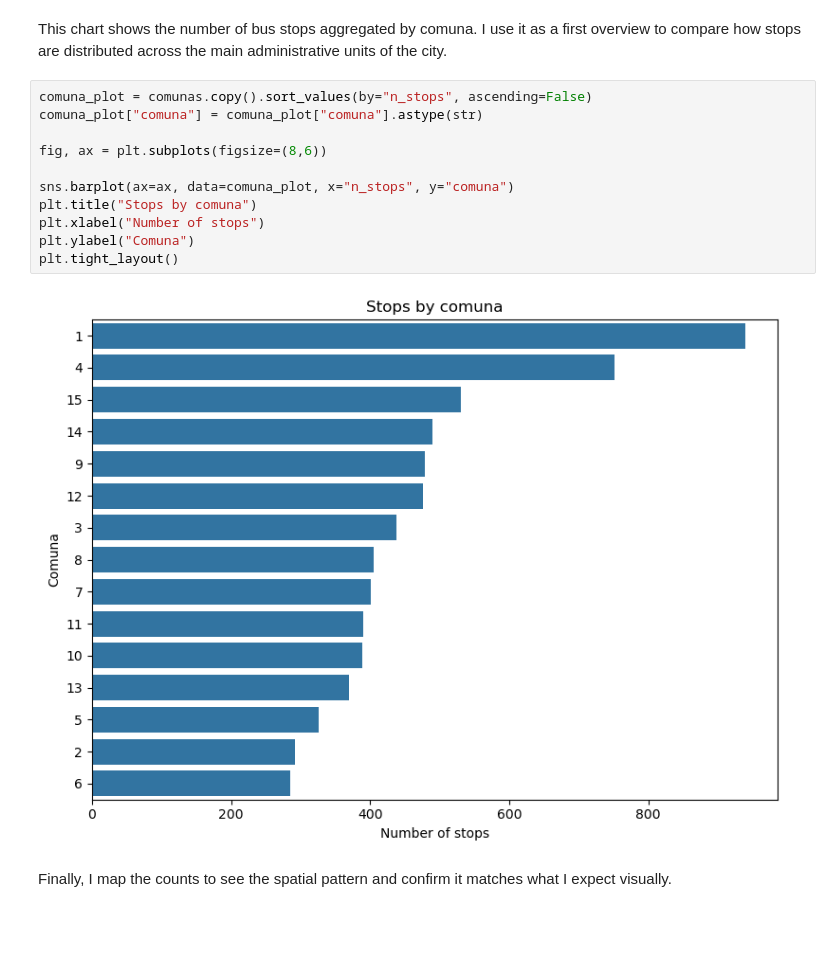
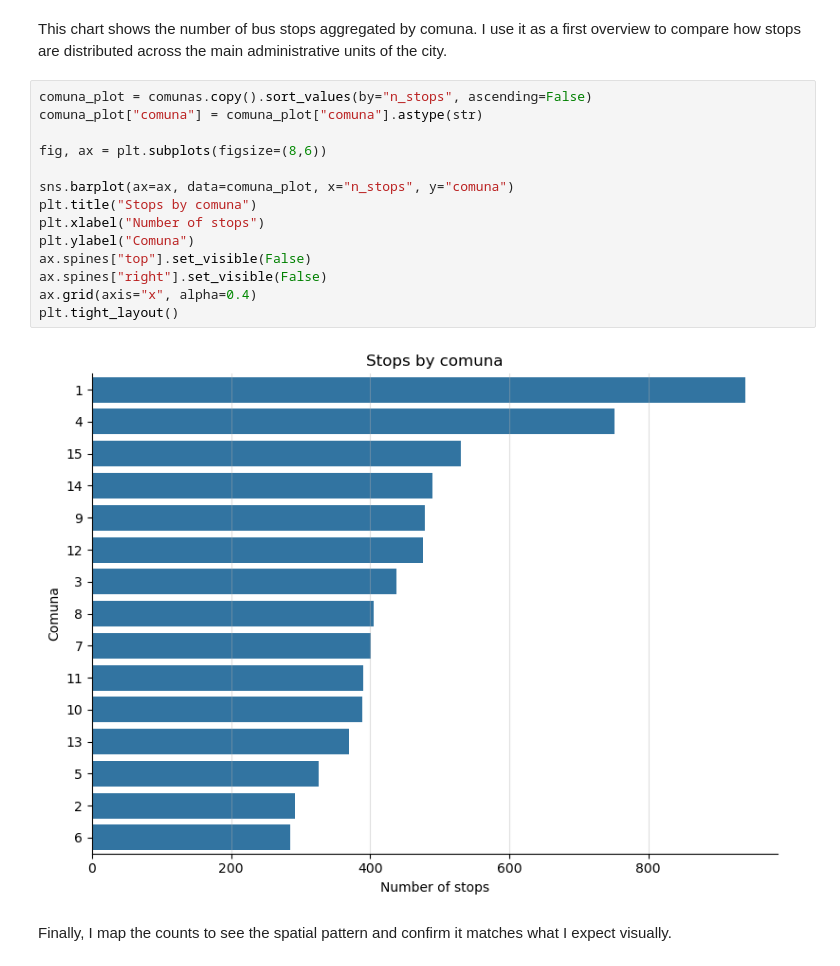
Before and after one commit to FacundoBerthet/caba-public-transport-analysis, a Jupyter notebook: notebooks/02_EDA_bus_stops.ipynb, the cells around one changed output. Drawn from its saved outputs; the diff is of its cells as text; blank space fills up the shorter version.

```diff
--- a/notebooks/02_EDA_bus_stops.ipynb
+++ b/notebooks/02_EDA_bus_stops.ipynb
@@ -180,16 +176,19 @@ This chart shows the number of bus stops aggregated by comuna. I use it as a fir
 # %%
 comuna_plot = comunas.copy().sort_values(by="n_stops", ascending=False)
 comuna_plot["comuna"] = comuna_plot["comuna"].astype(str)
 
 fig, ax = plt.subplots(figsize=(8,6))
 
 sns.barplot(ax=ax, data=comuna_plot, x="n_stops", y="comuna")
 plt.title("Stops by comuna")
 plt.xlabel("Number of stops")
 plt.ylabel("Comuna")
+ax.spines["top"].set_visible(False)
+ax.spines["right"].set_visible(False)
+ax.grid(axis="x", alpha=0.4)
 plt.tight_layout()
 # %% [output]
-[figure, old version]
+[figure, new version]
 # %% [markdown]
 Finally, I map the counts to see the spatial pattern and confirm it matches what I expect visually.
 # %%
```
Also changed, not shown: parts of 25 cells of this notebook.
